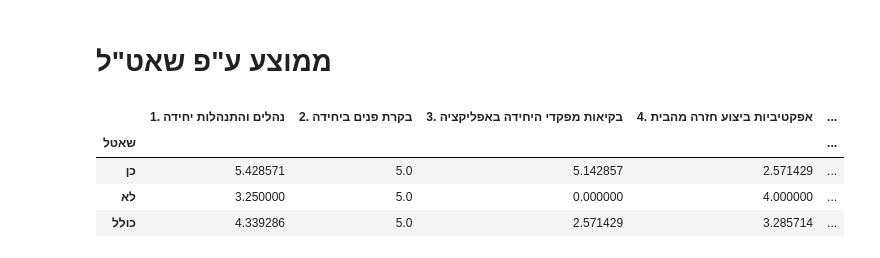
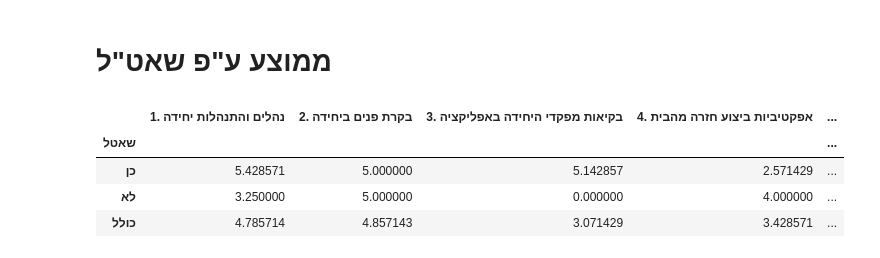
Before and after one commit to rabi320/Data-Analysis-IDF-Transportation, a Jupyter notebook: Mefakdim.ipynb, the cells around one changed output. Saved outputs shown, nothing was run; the diff lists cells and outputs as text; code cells hidden in the pictures.

```diff
--- a/Mefakdim.ipynb
+++ b/Mefakdim.ipynb
@@ -41,11 +76,11 @@ df
 # ממוצע ע"פ שאט"ל
 # %%
 df = all_data.groupby(by = all_data.columns[0]).agg('mean')
-df.loc["כולל",:] = df.mean(axis = 0)
+df.loc["כולל",:] = all_data[df.columns].mean(axis = 0)
 df
 # %% [output]
 |  | 1. נהלים והתנהלות יחידה | 2. בקרת פנים ביחידה | 3. בקיאות מפקדי היחידה באפליקציה | 4. אפקטיביות ביצוע חזרה מהבית | ... |
 | שאטל |  |  |  |  | ... |
-| כן | 5.428571 | 5.0 | 5.142857 | 2.571429 | ... |
-| לא | 3.250000 | 5.0 | 0.000000 | 4.000000 | ... |
-| כולל | 4.339286 | 5.0 | 2.571429 | 3.285714 | ... |
+| כן | 5.428571 | 5.000000 | 5.142857 | 2.571429 | ... |
+| לא | 3.250000 | 5.000000 | 0.000000 | 4.000000 | ... |
+| כולל | 4.785714 | 4.857143 | 3.071429 | 3.428571 | ... |
```
Also changed, not shown: parts of 5 cells of this notebook.
